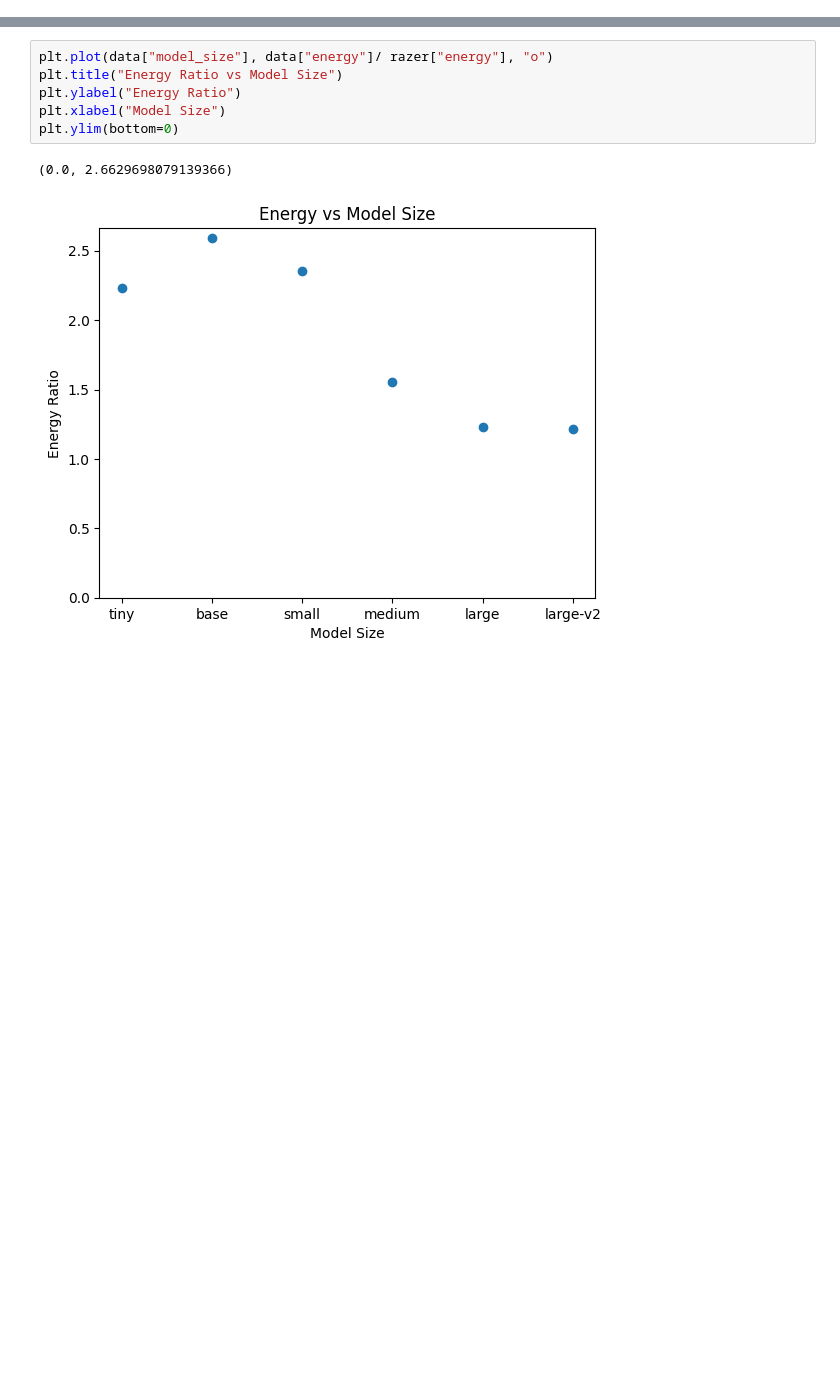
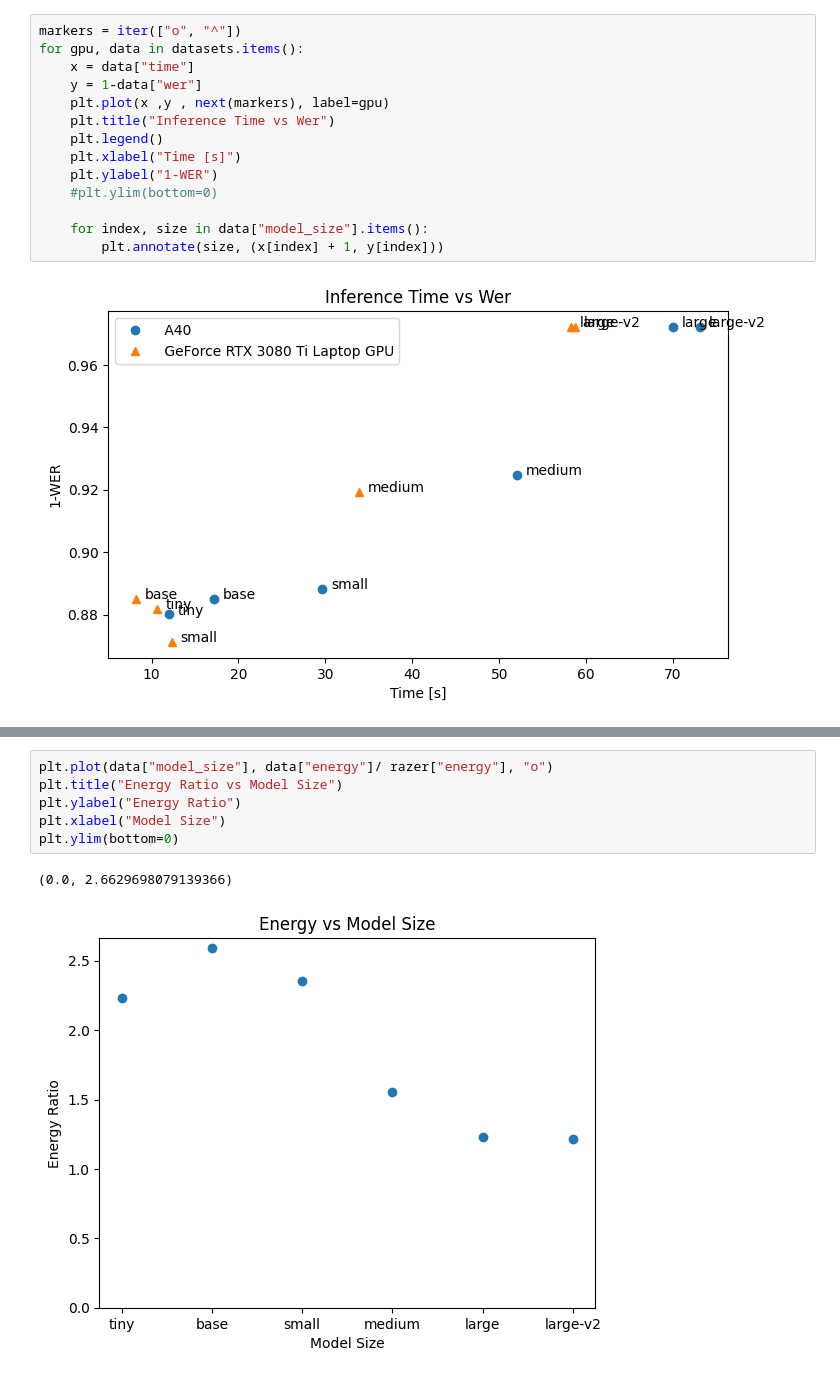
Before and after one commit to sirexeclp/pre-trained-models-workshop, a Jupyter notebook: benchmarks/benchmark_analysis.ipynb, the cells around one changed output, grey strips where cells are left out. Saved outputs shown, nothing was run; the diff lists cells and outputs as text; blank space fills up the shorter version.

```diff
--- a/benchmarks/benchmark_analysis.ipynb
+++ b/benchmarks/benchmark_analysis.ipynb
@@ -25,0 +20,16 @@ Text(0.5, 0, 'Model Size')
+# %%
+markers = iter(["o", "^"])
+for gpu, data in datasets.items():
+    x = data["time"]
+    y = 1-data["wer"]
+    plt.plot(x ,y , next(markers), label=gpu)
+    plt.title("Inference Time vs Wer")
+    plt.legend()
+    plt.xlabel("Time [s]")
+    plt.ylabel("1-WER")
+    #plt.ylim(bottom=0)
+
+    for index, size in data["model_size"].items():
+        plt.annotate(size, (x[index] + 1, y[index]))
+# %% [output]
+[figure, added]
```
Also changed, not shown: parts of 14 cells of this notebook.
